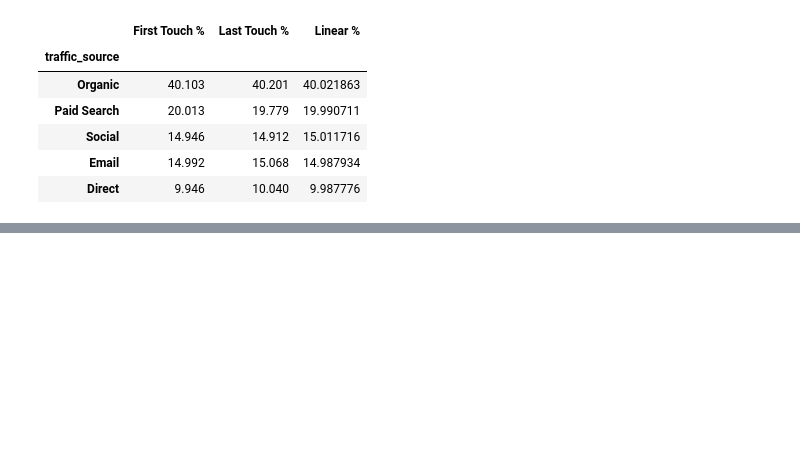
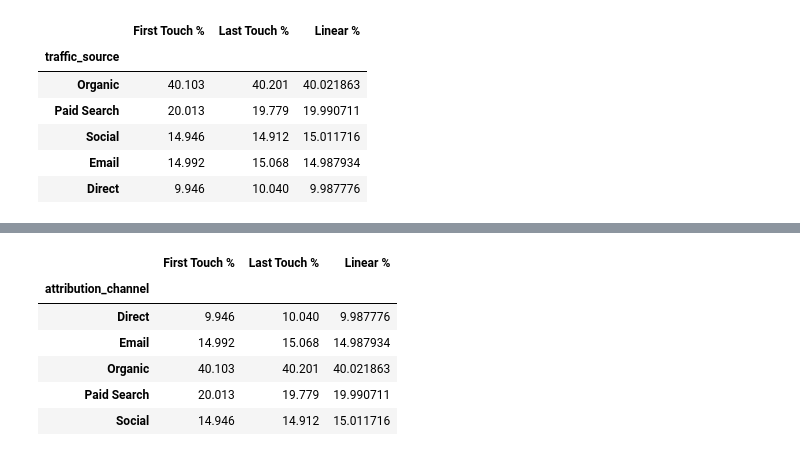
Before and after one commit to Tamoze/Marketing-Attribution-ROI-Dashboard, a Jupyter notebook: notebooks/03_attribution_analysis.ipynb, the cells around one changed output, grey strips where cells are left out. Saved outputs shown, nothing was run; the diff lists cells and outputs as text; code cells hidden in the pictures; blank space fills up the shorter version.

```diff
--- a/notebooks/03_attribution_analysis.ipynb
+++ b/notebooks/03_attribution_analysis.ipynb
@@ -995,0 +1081,7 @@ comparison_table.sort_values("Linear %", ascending=False)
+# %%
+linear_summary["percentage"] = (
+    linear_summary["linear_credit"]
+    / linear_summary["linear_credit"].sum()
+) * 100
+
+linear_summary
@@ -995,0 +1119,45 @@ comparison_table.sort_values("Linear %", ascending=False)
+# %%
+# First touch attribution: Identify the first touchpoint for each customer
+first_touch = (
+    journey_data
+    .sort_values("touch_order")
+    .groupby("customer_id")
+    .first()
+)
+
+first_touch_pct = (
+    first_touch["attribution_channel"]
+    .value_counts(normalize=True)
+    * 100
+)
+# %%
+# Last touch attribution: Identify the last touchpoint for each customer
+last_touch = (
+    journey_data
+    .sort_values("touch_order")
+    .groupby("customer_id")
+    .last()
+)
+
+last_touch_pct = (
+    last_touch["attribution_channel"]
+    .value_counts(normalize=True)
+    * 100
+)
+# %%
+# Create a comparison table to analyze first touch, last touch, and linear attribution percentages by channel
+comparison_table = pd.DataFrame({
+    "First Touch %": first_touch_pct,
+    "Last Touch %": last_touch_pct,
+    "Linear %": linear_summary.set_index("attribution_channel")["percentage"]
+}).fillna(0)
+
+comparison_table
+# %% [output]
+|  | First Touch % | Last Touch % | Linear % |
+| attribution_channel |  |  |  |
+| Direct | 9.946 | 10.040 | 9.987776 |
+| Email | 14.992 | 15.068 | 14.987934 |
+| Organic | 40.103 | 40.201 | 40.021863 |
+| Paid Search | 20.013 | 19.779 | 19.990711 |
+| Social | 14.946 | 14.912 | 15.011716 |
```
Also changed, not shown: parts of 26 cells of this notebook.
